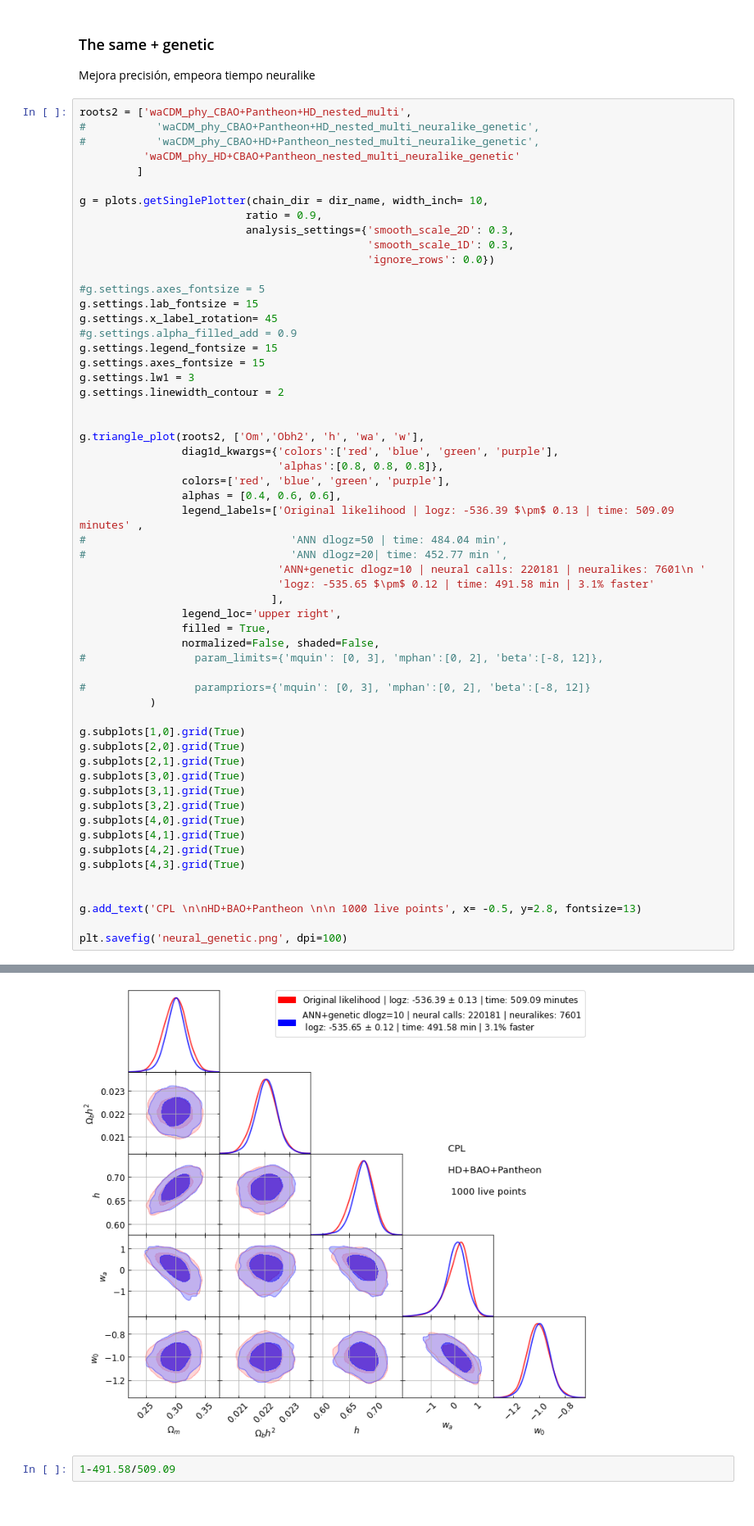
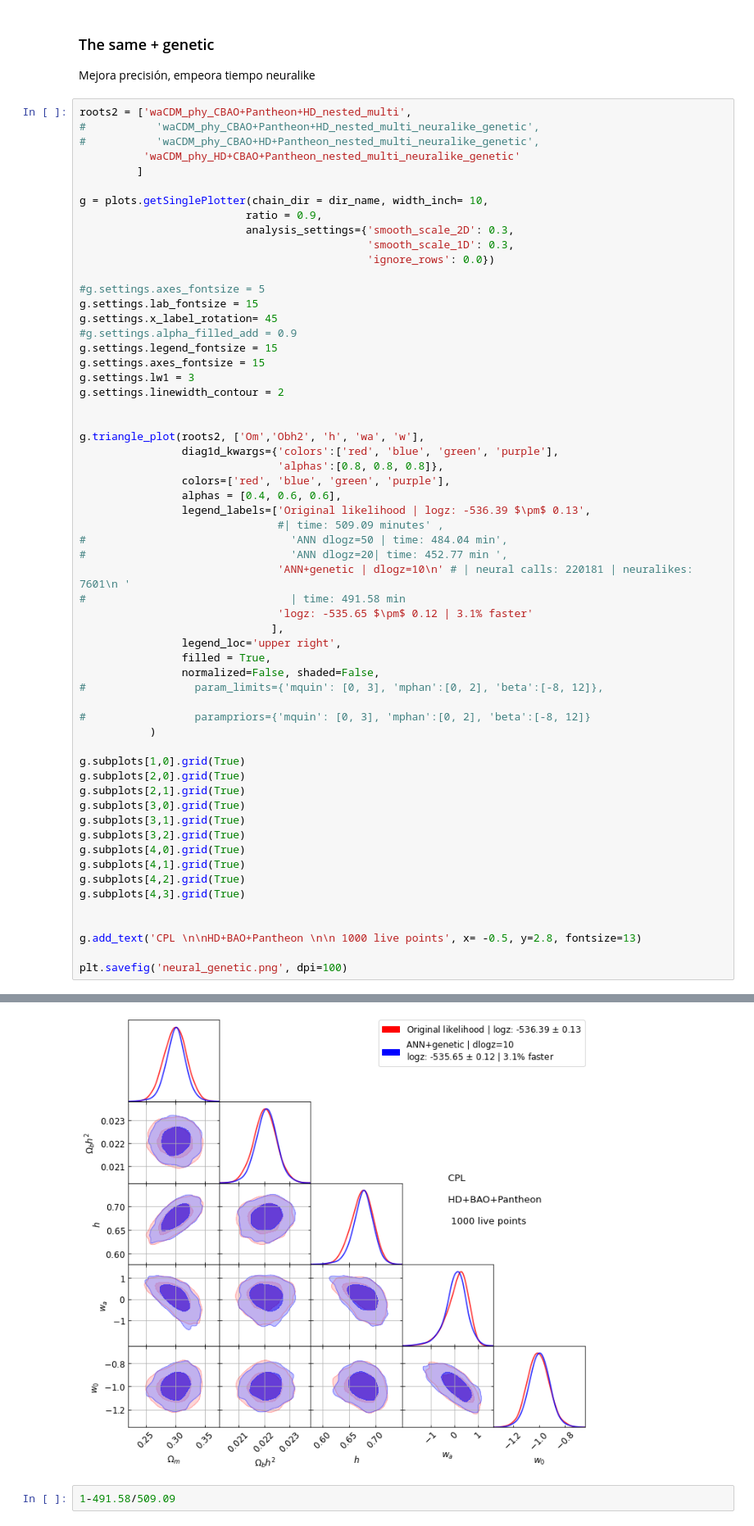
Before and after one commit to igomezv/cosmo_tools, a Jupyter notebook: models/neural/neuralike/posteriors_neuralike_2023.ipynb, the cells around one changed output, grey strips where cells are left out. Shown at 82% size. Drawn from its saved outputs; the diff is of its cells as text.

```diff
--- a/models/neural/neuralike/posteriors_neuralike_2023.ipynb
+++ b/models/neural/neuralike/posteriors_neuralike_2023.ipynb
@@ -136,38 +140,40 @@ g.triangle_plot(roots2, ['Om','Obh2', 'h', 'wa', 'w'],
                                'alphas':[0.8, 0.8, 0.8]},
                 colors=['red', 'blue', 'green', 'purple'],
                 alphas = [0.4, 0.6, 0.6],
-                legend_labels=['Original likelihood | logz: -536.39 $\pm$ 0.13 | time: 509.09 minutes' ,
+                legend_labels=['Original likelihood | logz: -536.39 $\pm$ 0.13',
+                               #| time: 509.09 minutes' ,
 #                                'ANN dlogz=50 | time: 484.04 min',
 #                                'ANN dlogz=20| time: 452.77 min ',
-                               'ANN+genetic dlogz=10 | neural calls: 220181 | neuralikes: 7601\n '
-                               'logz: -535.65 $\pm$ 0.12 | time: 491.58 min | 3.1% faster'
+                               'ANN+genetic | dlogz=10\n' # | neural calls: 220181 | neuralikes: 7601\n '
+#                                | time: 491.58 min
+                               'logz: -535.65 $\pm$ 0.12 | 3.1% faster'
                               ],
                 legend_loc='upper right',
                 filled = True,
                 normalized=False, shaded=False,
 #                 param_limits={'mquin': [0, 3], 'mphan':[0, 2], 'beta':[-8, 12]},
 
 #                 parampriors={'mquin': [0, 3], 'mphan':[0, 2], 'beta':[-8, 12]}
            )
 
 g.subplots[1,0].grid(True)
 g.subplots[2,0].grid(True)
 g.subplots[2,1].grid(True)
 g.subplots[3,0].grid(True)
 g.subplots[3,1].grid(True)
 g.subplots[3,2].grid(True)
 g.subplots[4,0].grid(True)
 g.subplots[4,1].grid(True)
 g.subplots[4,2].grid(True)
 g.subplots[4,3].grid(True)
 
 
 g.add_text('CPL \n\nHD+BAO+Pantheon \n\n 1000 live points', x= -0.5, y=2.8, fontsize=13)
 
 plt.savefig('neural_genetic.png', dpi=100)
 # %% [output]
 <Figure size 720x648 with 0 Axes>
-[figure, old version]
+[figure, new version]
 # %%
 1-491.58/509.09
 # %% [output]
```
Also changed, not shown: parts of 5 cells of this notebook.
